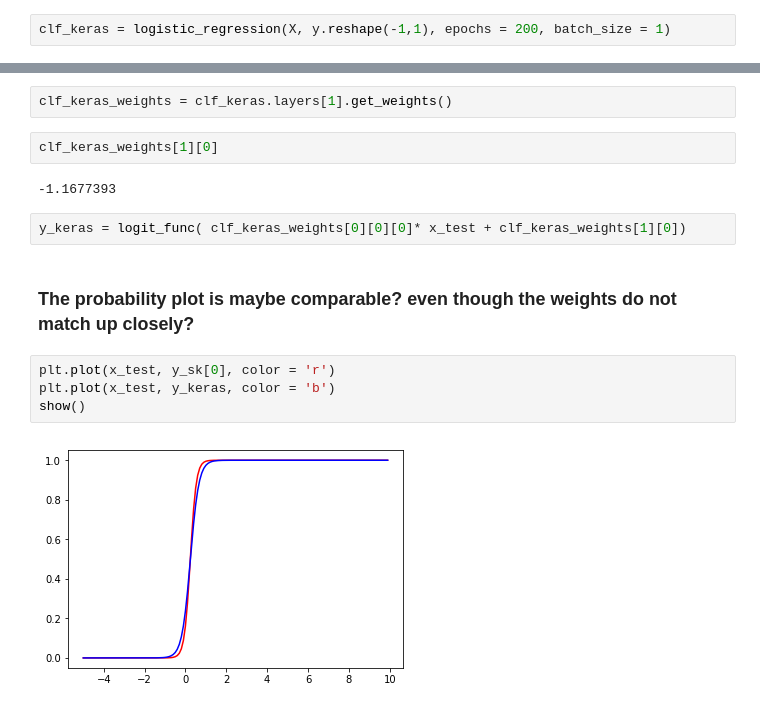
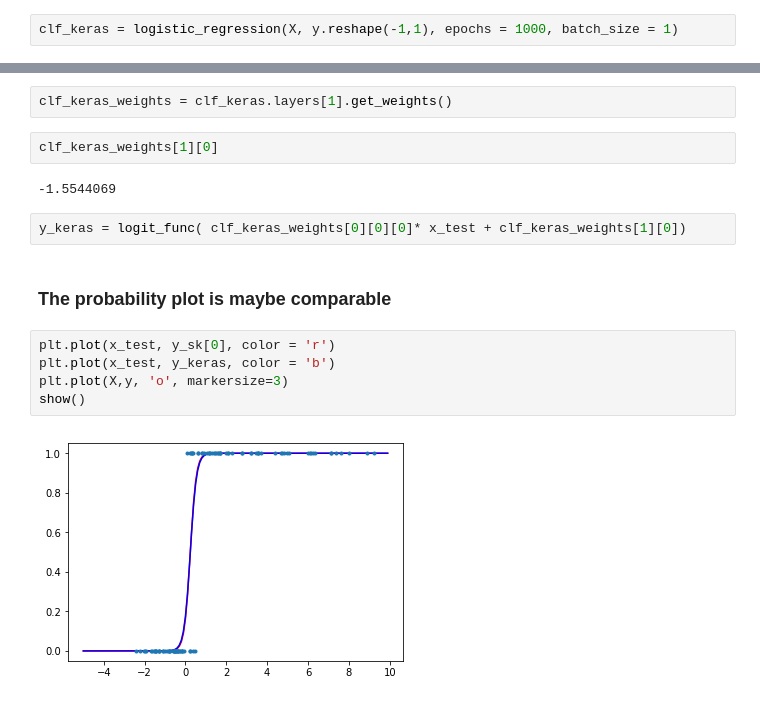
Before and after one commit to MakeFang/DS2_2, a Jupyter notebook: Keras_linear_model.ipynb, the cells around one changed output, grey strips where cells are left out. Saved outputs shown, nothing was run; the diff lists cells and outputs as text.

Commit message:
update epoch

```diff
--- a/Keras_linear_model.ipynb
+++ b/Keras_linear_model.ipynb
@@ -129,5 +129,5 @@ clf.score(X,y)
 # %% [output]
 0.96
 # %%
-clf_keras = logistic_regression(X, y.reshape(-1,1), epochs = 200, batch_size = 1)
+clf_keras = logistic_regression(X, y.reshape(-1,1), epochs = 1000, batch_size = 1)
 # %% [output]
@@ -186,14 +186,15 @@ clf_keras_weights = clf_keras.layers[1].get_weights()
 # %%
 clf_keras_weights[1][0]
 # %% [output]
--1.1677393
+-1.5544069
 # %%
 y_keras = logit_func( clf_keras_weights[0][0][0]* x_test + clf_keras_weights[1][0])
 # %% [markdown]
-### The probability plot is maybe comparable? even though the weights do not match up closely?
+### The probability plot is maybe comparable
 # %%
 plt.plot(x_test, y_sk[0], color = 'r')
 plt.plot(x_test, y_keras, color = 'b')
+plt.plot(X,y, 'o', markersize=3)
 show()
 # %% [output]
-[figure, old version]
+[figure, new version]
```
Also changed, not shown: parts of 5 cells of this notebook.
